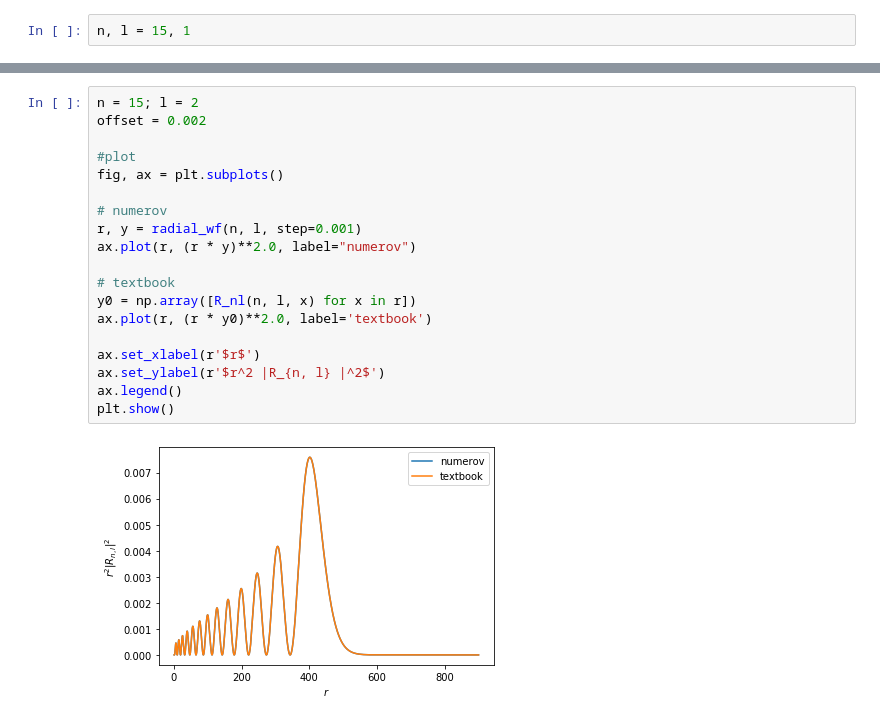
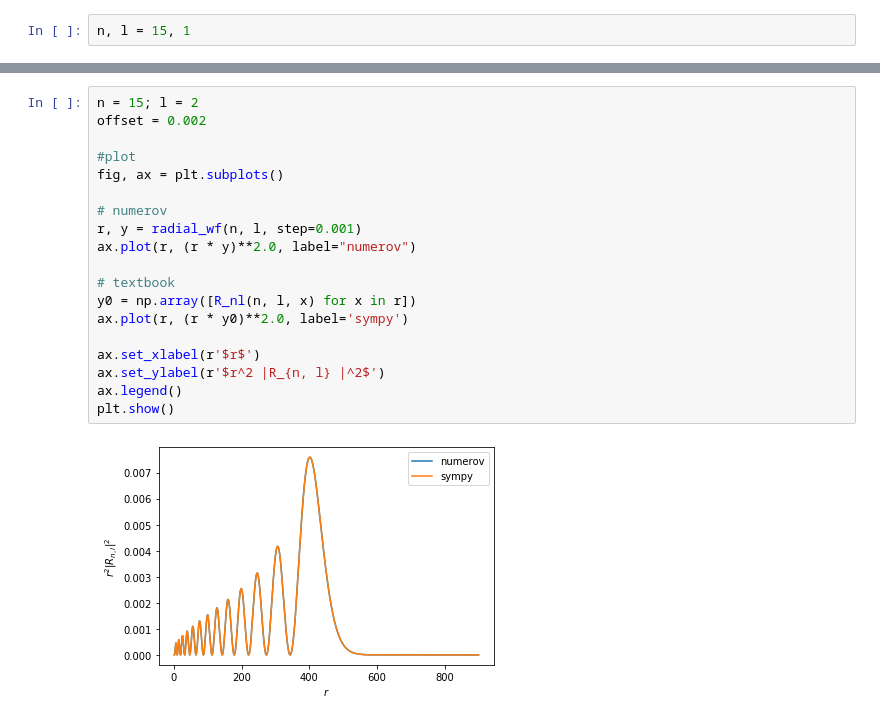
Before and after one commit to ad3ller/numerov, a Jupyter notebook: notebooks/wavefunction.ipynb, the cells around one changed output, grey strips where cells are left out. Cells and saved outputs as stored; diff of their text form.

```diff
--- a/notebooks/wavefunction.ipynb
+++ b/notebooks/wavefunction.ipynb
@@ -38,24 +38,24 @@ plt.show()
 # %%
 n = 15; l = 2
 offset = 0.002
 
 #plot
 fig, ax = plt.subplots()
 
 # numerov
 r, y = radial_wf(n, l, step=0.001)
 ax.plot(r, (r * y)**2.0, label="numerov")
 
 # textbook
 y0 = np.array([R_nl(n, l, x) for x in r])
-ax.plot(r, (r * y0)**2.0, label='textbook')
+ax.plot(r, (r * y0)**2.0, label='sympy')
 
 ax.set_xlabel(r'$r$')
 ax.set_ylabel(r'$r^2 |R_{n, l} |^2$')
 ax.legend()
 plt.show()
 # %% [output]
-[figure, old version]
+[figure, new version]
 # %%
 # sympy
 %timeit np.array([R_nl(n, l, x) for x in r])
```
Also changed, not shown: parts of 4 cells of this notebook, 5 other files.
